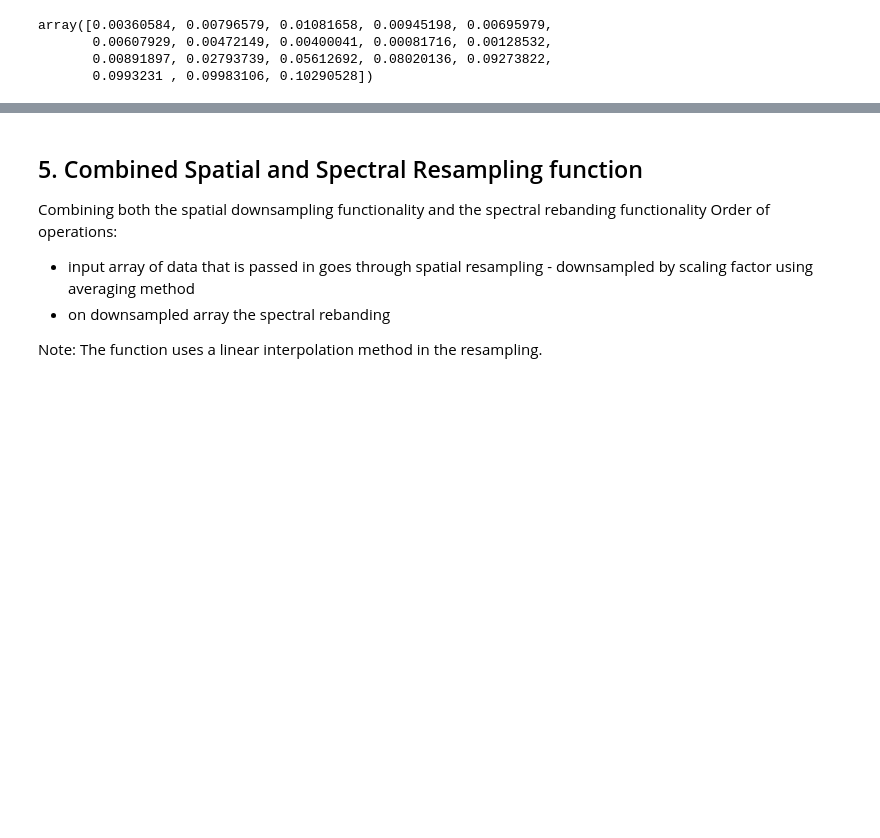
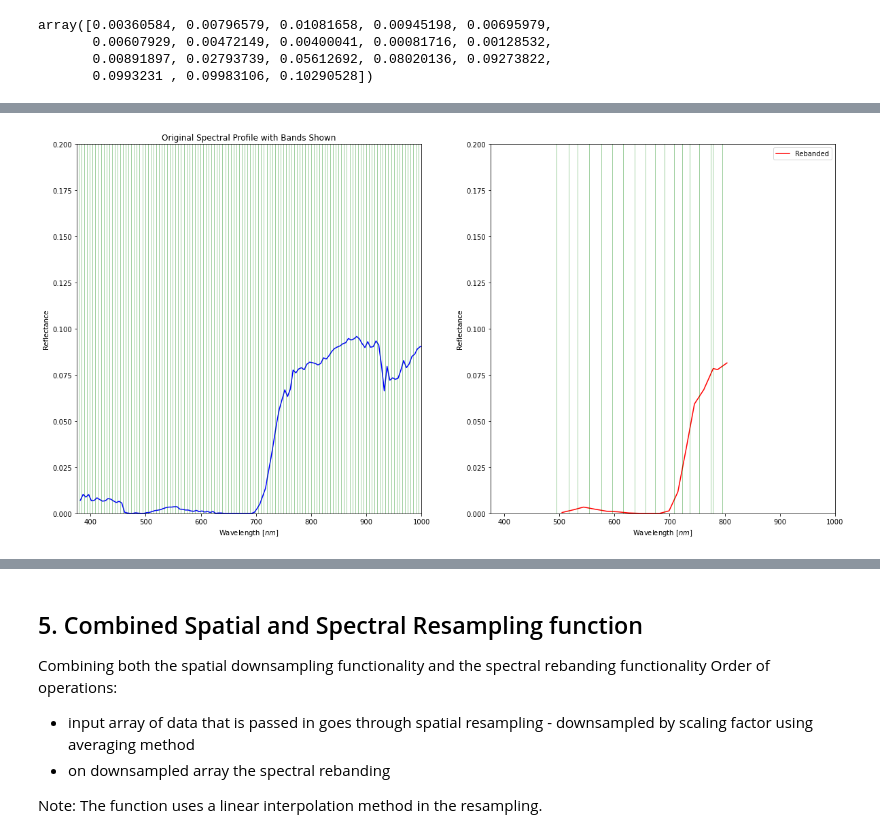
Before and after one commit to cjstewart/hyperspectral-project, a Jupyter notebook: notebooks/hyperspectral_EDA.ipynb, the cells around one changed output, grey strips where cells are left out. Saved outputs shown, nothing was run; the diff lists cells and outputs as text; code cells hidden in the pictures; blank space fills up the shorter version.

```diff
--- a/notebooks/hyperspectral_EDA.ipynb
+++ b/notebooks/hyperspectral_EDA.ipynb
@@ -583,6 +580,21 @@ array([0.00360584, 0.00796579, 0.01081658, 0.00945198, 0.00695979,
        0.00607929, 0.00472149, 0.00400041, 0.00081716, 0.00128532,
        0.00891897, 0.02793739, 0.05612692, 0.08020136, 0.09273822,
        0.0993231 , 0.09983106, 0.10290528])
+# %%
+# function to create band widths array
+def band_widths(bandcentres_array):
+    """
+    Generates band widths from given band centre wavelengths
+    """
+    bandwidths_array = np.empty(len(bandcentres_array)) # create empty array to store bands widths
+
+    for i in range(0,len(bandcentres_array)-1): # calculate band width as difference between band centres (approximation)
+        bandwidths_array[i] = (bandcentres_array[i+1] - bandcentres_array[i])
+
+    # handle last index case
+    bandwidths_array[-1] = (bandcentres_array[-1] - bandcentres_array[-2])
+
+    return bandwidths_array
 # %% [markdown]
 ### Change log for week of 04/03/2021:
 - fix spectral plots to be more clear with band centres and band edges indicated
@@ -634,0 +650,30 @@ plt.show()
+# %%
+i, j = 100, 100
+fig, ax = plt.subplots(nrows=1, ncols=2, figsize=(20, 10))
+# plot random wavelength (pixel i,j)
+temp_spec = reband_spectral_array(refl_array[i,j,:], wavelength_array, desired_band_centres)
+temp_bandwidths = band_widths(desired_band_centres)
+
+# original spectrum
+ax[0].plot(wavelength_array, refl_array[i,j,:], c='b', label="Original")
+ax[0].plot([wavelength_array-FWHM_array/2,wavelength_array-FWHM_array/2], [0,1], c='g', alpha=0.75, linewidth=0.5) # band widths
+
+# rebanded spectrum
+#ax[0].plot(wavelength_array, refl_array[i,j,:], c='b', label="Original")
+ax[1].plot(desired_band_centres, temp_spec, c='r', label="Rebanded")
+ax[1].plot([desired_band_centres-temp_bandwidths/2,desired_band_centres-temp_bandwidths/2], [0,1], c='g', alpha=0.75, linewidth=0.5) # band widths
+#ax[1].plot([desired_band_centres,desired_band_centres], [0,1], c='k', dashes=[2, 2, 10, 2], alpha=0.75, linewidth=0.5) # band centres # 2pt line, 2pt break, 10pt line, 2pt break
+
+ax[0].set_title("Original Spectral Profile with Bands Shown")
+ax[0].set_title("Original Spectral Profile with Bands Shown")
+
+for ax in ax:
+    ax.set_ylim((0,0.2))
+    ax.set_xlim((375,1000))
+    ax.set_ylabel('Reflectance')
+    ax.set_xlabel('Wavelength [$nm$]')
+
+plt.legend()
+plt.show()
+# %% [output]
+[figure, added]
```
Also changed, not shown: parts of 9 cells of this notebook.
